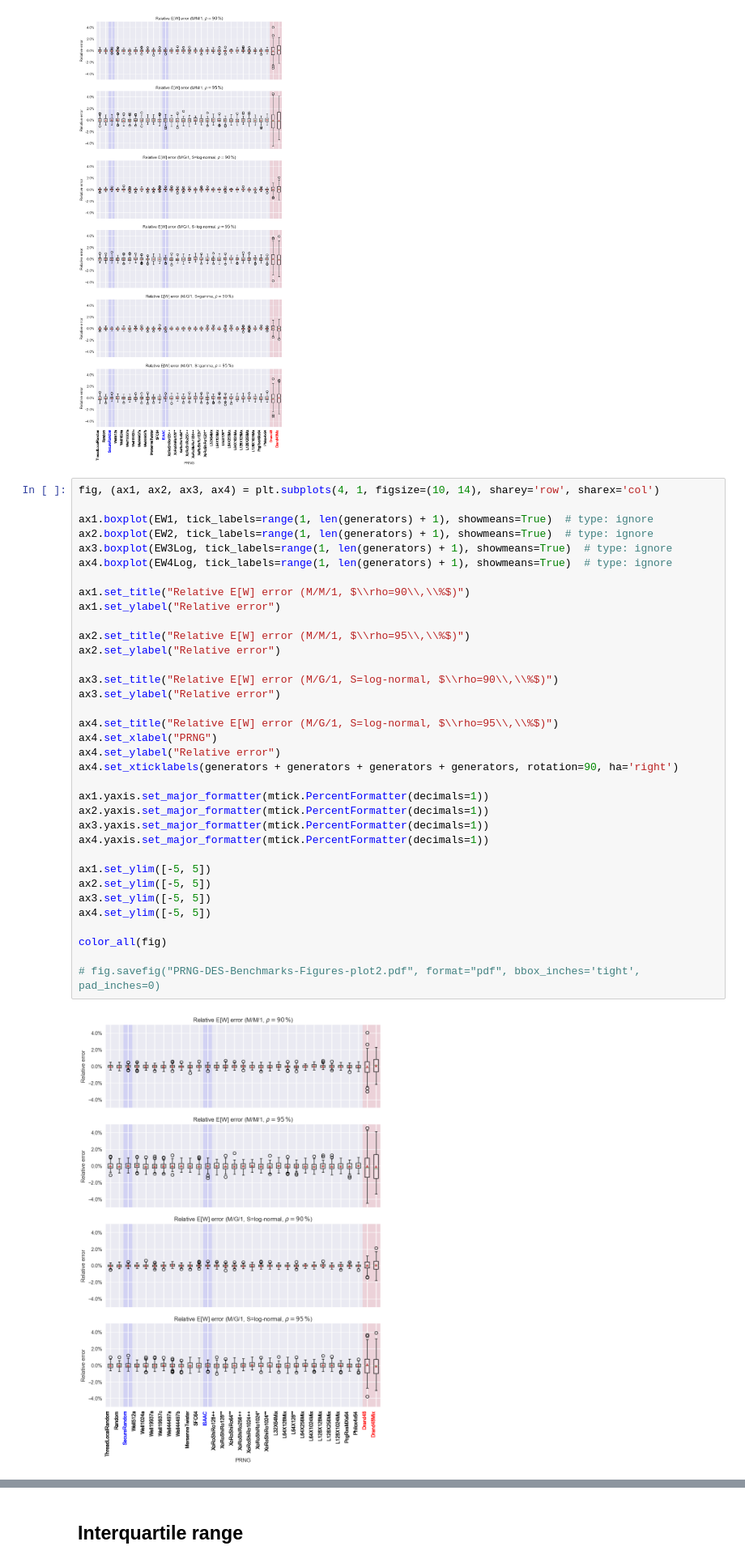
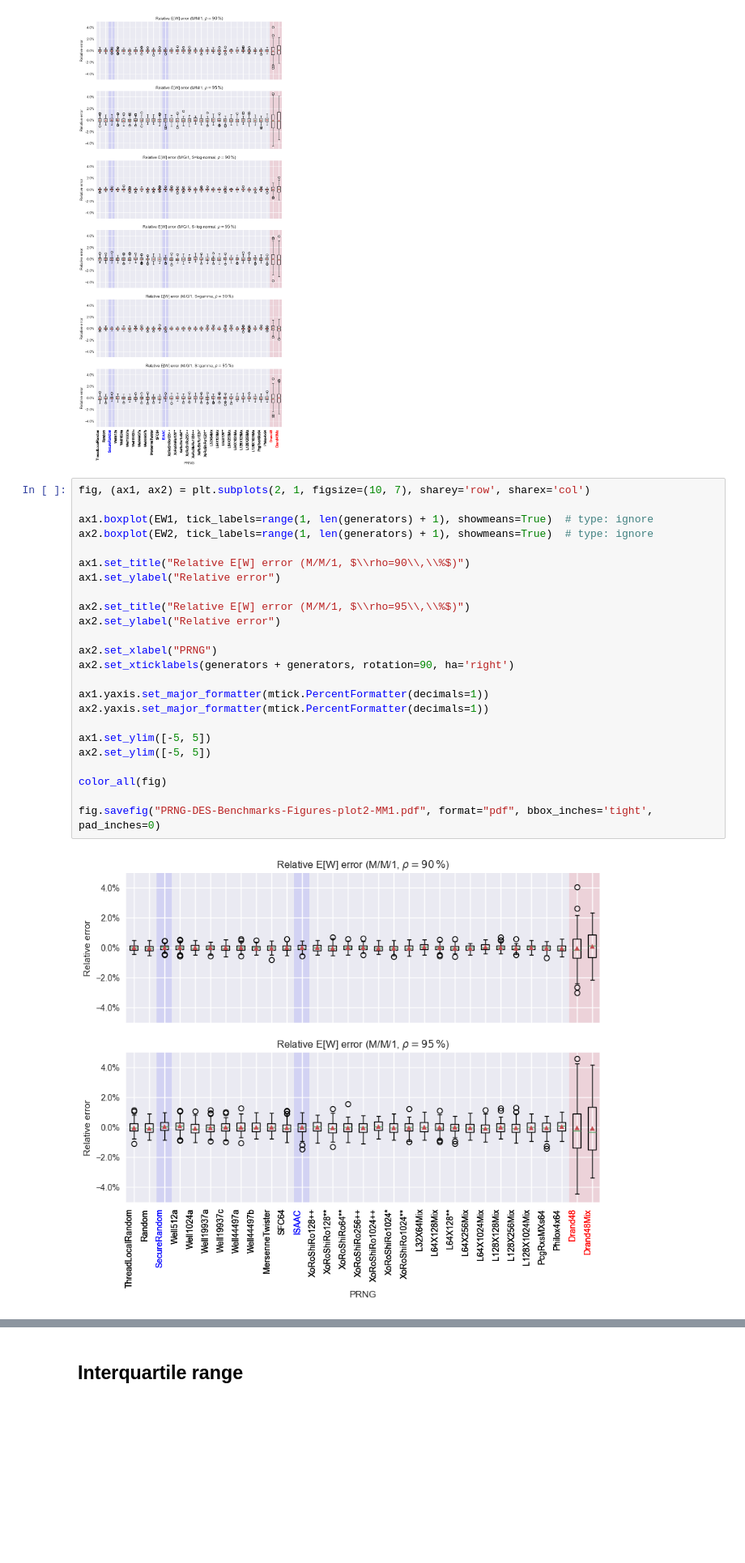
Before and after one commit to A-Herzog/PRNG-DES-Benchmarks, a Jupyter notebook: Results2.ipynb, the cells around one changed output, grey strips where cells are left out. Shown at 81% size. Saved outputs shown, nothing was run; the diff lists cells and outputs as text; blank space fills up the shorter version.

```diff
--- a/Results2.ipynb
+++ b/Results2.ipynb
@@ -107,39 +107,28 @@ color_all(fig)
 # %% [output]
 [figure]
 # %%
-fig, (ax1, ax2, ax3, ax4) = plt.subplots(4, 1, figsize=(10, 14), sharey='row', sharex='col')
+fig, (ax1, ax2) = plt.subplots(2, 1, figsize=(10, 7), sharey='row', sharex='col')
 
 ax1.boxplot(EW1, tick_labels=range(1, len(generators) + 1), showmeans=True)  # type: ignore
 ax2.boxplot(EW2, tick_labels=range(1, len(generators) + 1), showmeans=True)  # type: ignore
-ax3.boxplot(EW3Log, tick_labels=range(1, len(generators) + 1), showmeans=True)  # type: ignore
-ax4.boxplot(EW4Log, tick_labels=range(1, len(generators) + 1), showmeans=True)  # type: ignore
 
 ax1.set_title("Relative E[W] error (M/M/1, $\\rho=90\\,\\%$)")
 ax1.set_ylabel("Relative error")
 
 ax2.set_title("Relative E[W] error (M/M/1, $\\rho=95\\,\\%$)")
 ax2.set_ylabel("Relative error")
 
-ax3.set_title("Relative E[W] error (M/G/1, S=log-normal, $\\rho=90\\,\\%$)")
-ax3.set_ylabel("Relative error")
-
-ax4.set_title("Relative E[W] error (M/G/1, S=log-normal, $\\rho=95\\,\\%$)")
-ax4.set_xlabel("PRNG")
-ax4.set_ylabel("Relative error")
-ax4.set_xticklabels(generators + generators + generators + generators, rotation=90, ha='right')
+ax2.set_xlabel("PRNG")
+ax2.set_xticklabels(generators + generators, rotation=90, ha='right')
 
 ax1.yaxis.set_major_formatter(mtick.PercentFormatter(decimals=1))
 ax2.yaxis.set_major_formatter(mtick.PercentFormatter(decimals=1))
-ax3.yaxis.set_major_formatter(mtick.PercentFormatter(decimals=1))
-ax4.yaxis.set_major_formatter(mtick.PercentFormatter(decimals=1))
 
 ax1.set_ylim([-5, 5])
 ax2.set_ylim([-5, 5])
-ax3.set_ylim([-5, 5])
-ax4.set_ylim([-5, 5])
 
 color_all(fig)
 
-# fig.savefig("PRNG-DES-Benchmarks-Figures-plot2.pdf", format="pdf", bbox_inches='tight', pad_inches=0)
+fig.savefig("PRNG-DES-Benchmarks-Figures-plot2-MM1.pdf", format="pdf", bbox_inches='tight', pad_inches=0)
 # %% [output]
-[figure, old version]
+[figure, new version]
```
Also changed, not shown: parts of 3 cells of this notebook.
